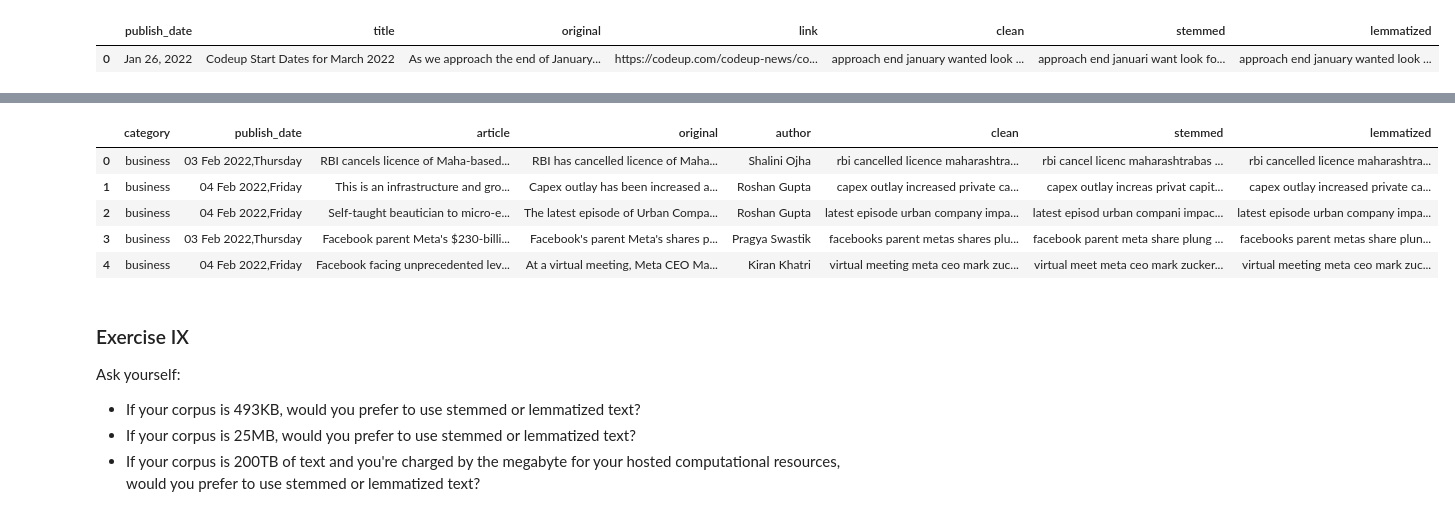
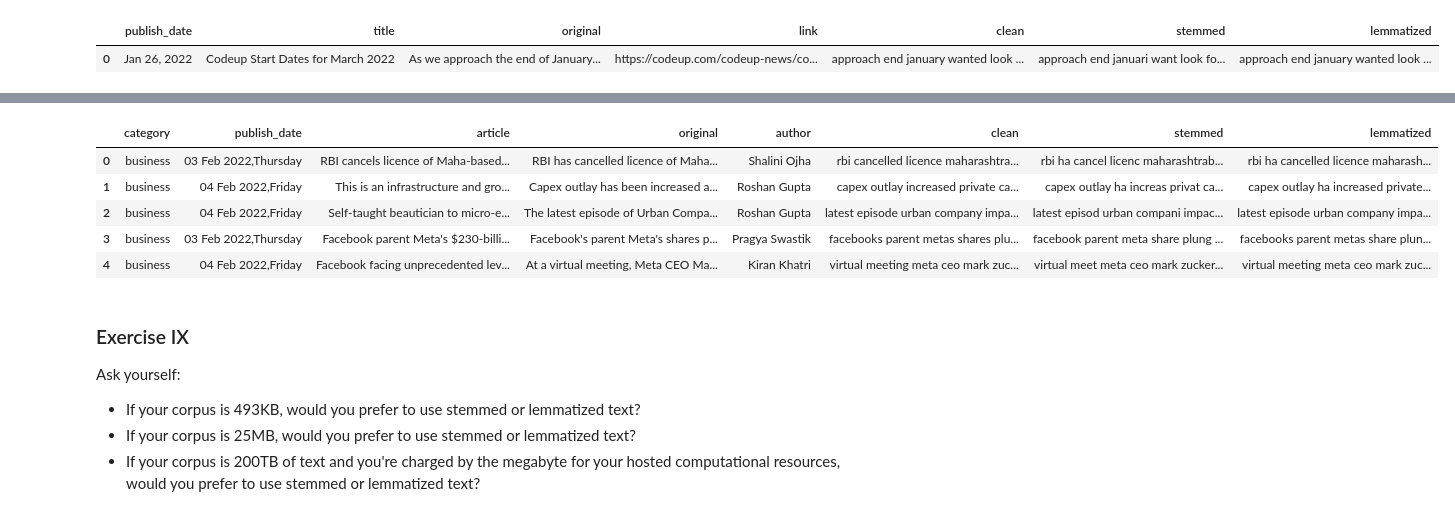
Before and after one commit to masonsherbondy/natural-language-processing-exercises, a Jupyter notebook: data_preparation.ipynb, the cells around one changed output, grey strips where cells are left out. Drawn from its saved outputs; the diff is of its cells as text; code cells hidden in the pictures.

Commit message:
fix prep_article function

```diff
--- a/data_preparation.ipynb
+++ b/data_preparation.ipynb
@@ -372,3 +348,34 @@ def prep_articles(df, original, extra_words = [], exclude_words = []):
+# %%
+# ty AG
+def prep_article_data(df, original, extra_words = [], exclude_words = []):
+
+    '''
+    This function takes in a dataframe, the original corpus column, a list of extra words to supplement
+    the list of stop words, and a list of words to exclude from the stop words list, and returns the dataframe
+    supplemented with clean, stemmed, and lemmatized columns.
+    '''
+
+    # produce 'original' column
+    df = df.rename(columns = {original: 'original'})
+
+    # produce 'clean' column. clean and then tokenize
+    df['clean'] = df['original'].apply(basic_clean)\
+    .apply(tokenize)\
+    .apply(remove_stopwords, extra_words = extra_words, exclude_words = exclude_words)
+
+    # produce 'stemmed' column
+    df['stemmed'] = df['original'].apply(basic_clean)\
+    .apply(tokenize)\
+    .apply(stem)\
+    .apply(remove_stopwords, extra_words = extra_words, exclude_words = exclude_words)
+
+    # produce 'lemmatized' column
+    df['lemmatized'] = df['original'].apply(basic_clean)\
+    .apply(tokenize)\
+    .apply(lemmatize)\
+    .apply(remove_stopwords, extra_words = extra_words, exclude_words = exclude_words)
+
+    return df
 # %%
 # test function
 blogs = acquire.get_blog_articles()
@@ -386,12 +393,12 @@ codeup_df.head()
 # %%
 # testing, attention, please
 inshorts = acquire.get_inshorts()
-news_df = prep_articles(inshorts, 'content')
+news_df = prep_article_data(inshorts, 'content')
 news_df.head()
 # %% [output]
 |  | category | publish_date | article | original | author | clean | stemmed | lemmatized |
-| 0 | business | 03 Feb 2022,Thursday | RBI cancels licence of Maha-based... | RBI has cancelled licence of Maha... | Shalini Ojha | rbi cancelled licence maharashtra... | rbi cancel licenc maharashtrabas ... | rbi cancelled licence maharashtra... |
-| 1 | business | 04 Feb 2022,Friday | This is an infrastructure and gro... | Capex outlay has been increased a... | Roshan Gupta | capex outlay increased private ca... | capex outlay increas privat capit... | capex outlay increased private ca... |
+| 0 | business | 03 Feb 2022,Thursday | RBI cancels licence of Maha-based... | RBI has cancelled licence of Maha... | Shalini Ojha | rbi cancelled licence maharashtra... | rbi ha cancel licenc maharashtrab... | rbi ha cancelled licence maharash... |
+| 1 | business | 04 Feb 2022,Friday | This is an infrastructure and gro... | Capex outlay has been increased a... | Roshan Gupta | capex outlay increased private ca... | capex outlay ha increas privat ca... | capex outlay ha increased private... |
 | 2 | business | 04 Feb 2022,Friday | Self-taught beautician to micro-e... | The latest episode of Urban Compa... | Roshan Gupta | latest episode urban company impa... | latest episod urban compani impac... | latest episode urban company impa... |
 | 3 | business | 03 Feb 2022,Thursday | Facebook parent Meta's $230-billi... | Facebook's parent Meta's shares p... | Pragya Swastik | facebooks parent metas shares plu... | facebook parent meta share plung ... | facebooks parent metas share plun... |
 | 4 | business | 04 Feb 2022,Friday | Facebook facing unprecedented lev... | At a virtual meeting, Meta CEO Ma... | Kiran Khatri | virtual meeting meta ceo mark zuc... | virtual meet meta ceo mark zucker... | virtual meeting meta ceo mark zuc... |
```
Also changed, not shown: parts of 2 cells of this notebook.
